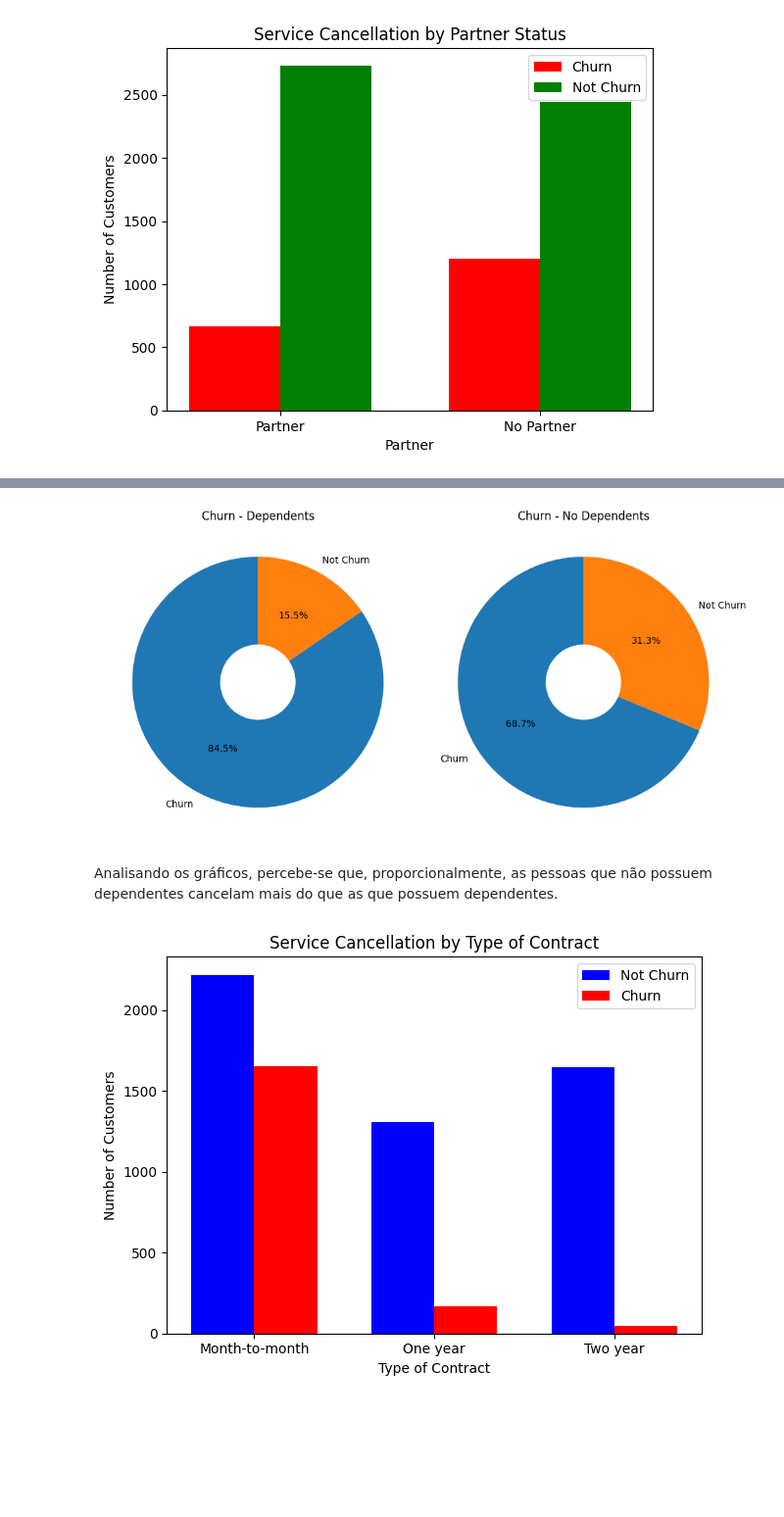
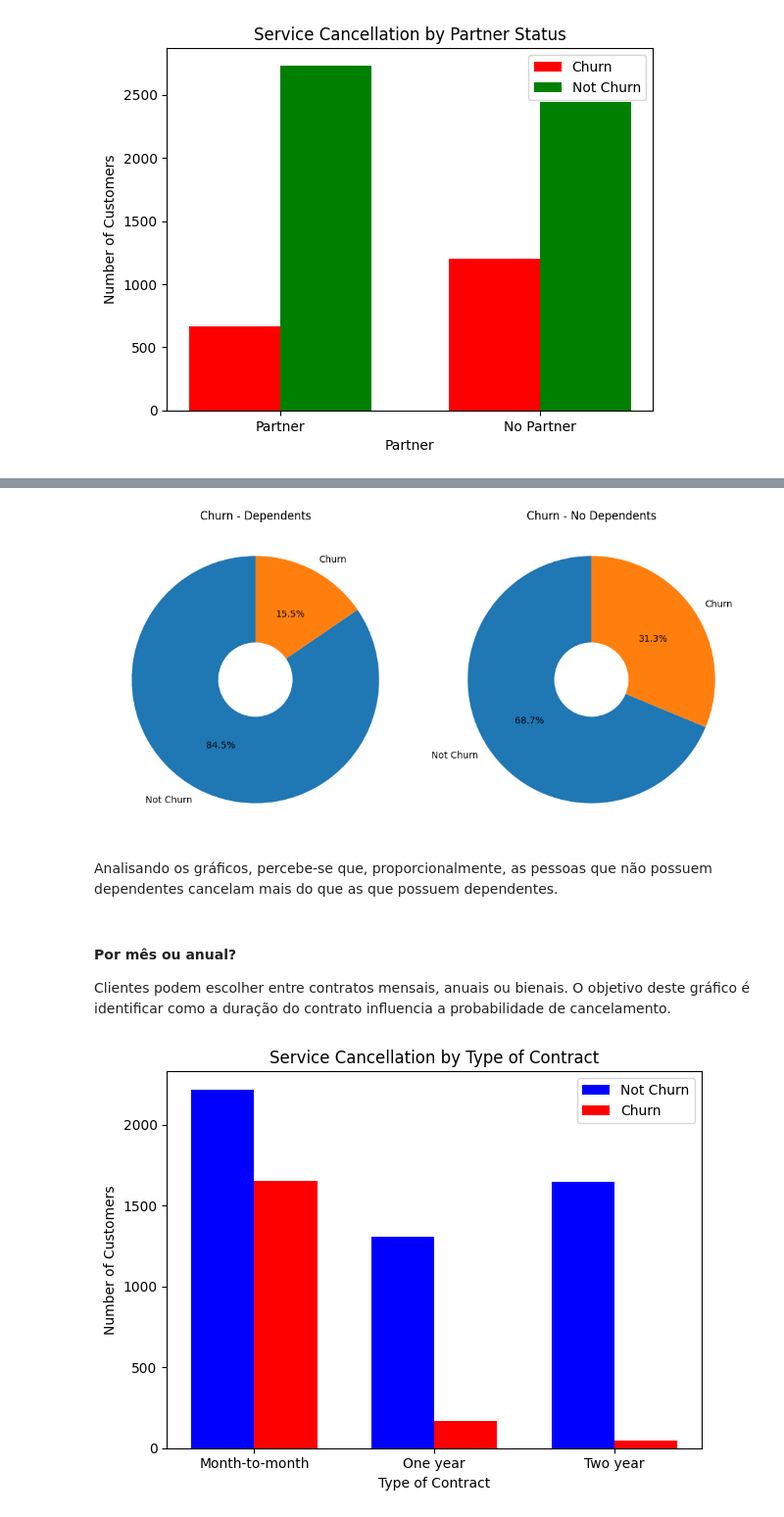
Before and after one commit to ramonvfs/eda_telco_customer_churn, a Jupyter notebook: eda_telco_customer_churn.ipynb, the cells around one changed output, grey strips where cells are left out. Shown: that part at 98% size. Saved outputs shown, nothing was run; the diff lists cells and outputs as text; code cells hidden in the pictures; blank space fills up the shorter version.

```diff
--- a/eda_telco_customer_churn.ipynb
+++ b/eda_telco_customer_churn.ipynb
@@ -139,30 +195,34 @@ no_dependents = df.loc[df["Dependents"] == "No", "Churn"].value_counts(normalize
 # %%
 fig, axes = plt.subplots(1, 2, figsize=(10, 5))
 
 axes[0].pie(
     dependents,
-    labels=["Churn", "Not Churn"],
+    labels=["Not Churn", "Churn"],
     autopct='%1.1f%%',
     startangle=90,
     wedgeprops={'width': 0.7}
 )
 axes[0].set_title('Churn - Dependents')
 
 axes[1].pie(
     no_dependents,
-    labels=["Churn", "Not Churn"],
+    labels=["Not Churn", "Churn"],
     autopct='%1.1f%%',
     startangle=90,
     wedgeprops={'width': 0.7}
 )
 axes[1].set_title('Churn - No Dependents')
 
 plt.tight_layout()
 plt.show()
 # %% [output]
-[figure, old version]
+[figure, new version]
 # %% [markdown]
 Analisando os gráficos, percebe-se que, proporcionalmente, as pessoas que não possuem dependentes cancelam mais do que as que possuem dependentes.
+# %% [markdown]
+#### Por mês ou anual?
+
+Clientes podem escolher entre contratos mensais, anuais ou bienais. O objetivo deste gráfico é identificar como a duração do contrato influencia a probabilidade de cancelamento.
 # %%
 contract = (
     df.groupby("Contract")["Churn"]
```
Also changed, not shown: parts of 39 cells of this notebook.
